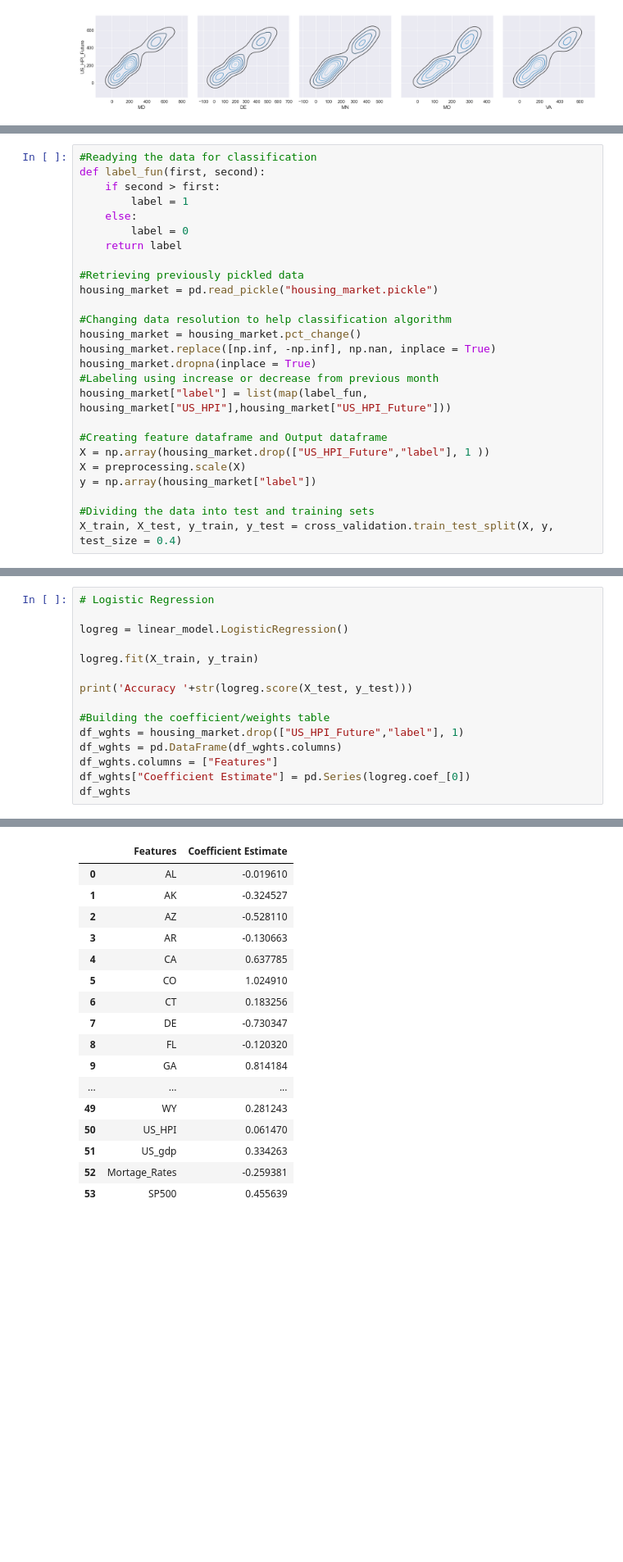
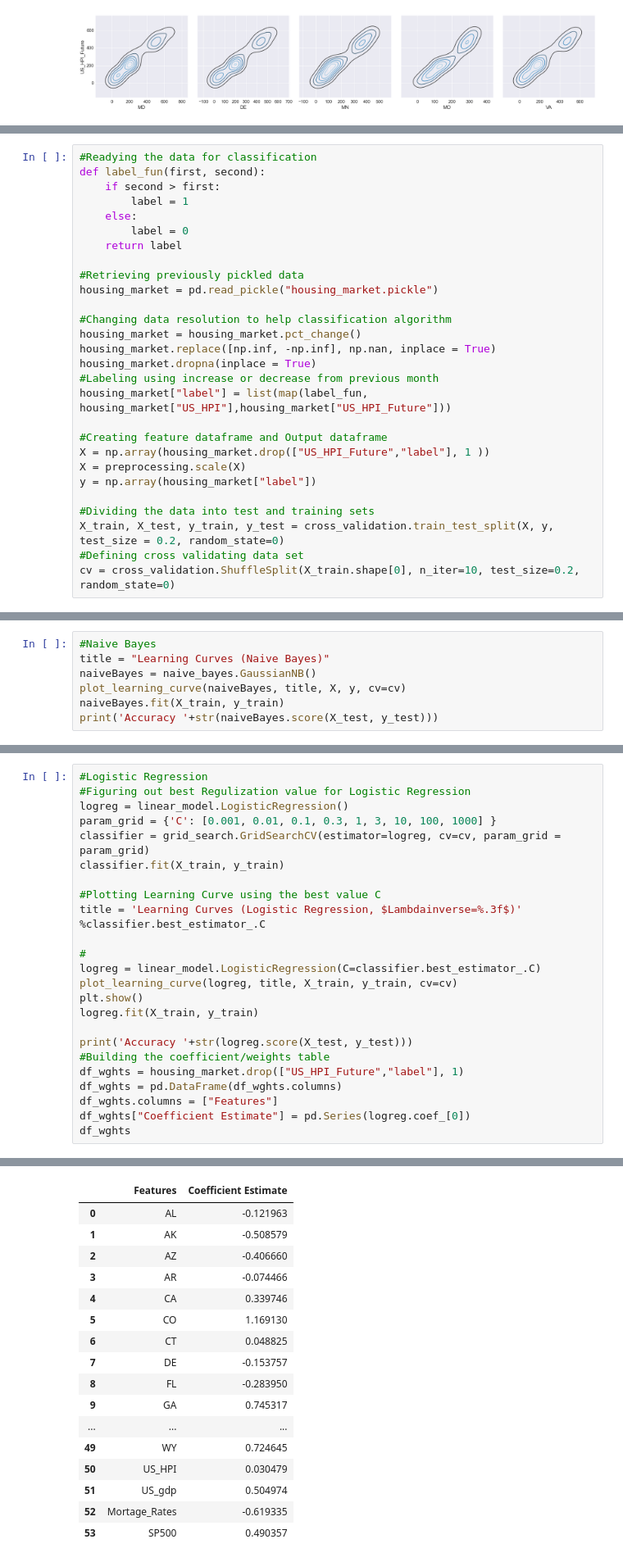
Before and after one commit to archimitra/housing-market-investment-classifier, a Jupyter notebook: Housing Market Investment Prediction.ipynb, the cells around one changed output, grey strips where cells are left out. Shown at 82% size. Saved outputs shown, nothing was run; the diff lists cells and outputs as text; blank space fills up the shorter version.

Commit message:
Added Learning Curves

```diff
--- a/Housing Market Investment Prediction.ipynb
+++ b/Housing Market Investment Prediction.ipynb
@@ -275,4 +273,6 @@ X = preprocessing.scale(X)
 y = np.array(housing_market["label"])
 
 #Dividing the data into test and training sets
-X_train, X_test, y_train, y_test = cross_validation.train_test_split(X, y, test_size = 0.4)
+X_train, X_test, y_train, y_test = cross_validation.train_test_split(X, y, test_size = 0.2, random_state=0)
+#Defining cross validating data set
+cv = cross_validation.ShuffleSplit(X_train.shape[0], n_iter=10, test_size=0.2, random_state=0)
@@ -278,0 +339,7 @@ X_train, X_test, y_train, y_test = cross_validation.train_test_split(X, y, test_
+# %%
+#Naive Bayes
+title = "Learning Curves (Naive Bayes)"
+naiveBayes = naive_bayes.GaussianNB()
+plot_learning_curve(naiveBayes, title, X, y, cv=cv)
+naiveBayes.fit(X_train, y_train)
+print('Accuracy '+str(naiveBayes.score(X_test, y_test)))
@@ -279,12 +349,21 @@ X_train, X_test, y_train, y_test = cross_validation.train_test_split(X, y, test_
 # %%
-# Logistic Regression
+#Logistic Regression
+#Figuring out best Regulization value for Logistic Regression
+logreg = linear_model.LogisticRegression()
+param_grid = {'C': [0.001, 0.01, 0.1, 0.3, 1, 3, 10, 100, 1000] }
+classifier = grid_search.GridSearchCV(estimator=logreg, cv=cv, param_grid = param_grid)
+classifier.fit(X_train, y_train)
 
-logreg = linear_model.LogisticRegression()
+#Plotting Learning Curve using the best value C
+title = 'Learning Curves (Logistic Regression, $Lambdainverse=%.3f$)' %classifier.best_estimator_.C
 
+#
+logreg = linear_model.LogisticRegression(C=classifier.best_estimator_.C)
+plot_learning_curve(logreg, title, X_train, y_train, cv=cv)
+plt.show()
 logreg.fit(X_train, y_train)
 
 print('Accuracy '+str(logreg.score(X_test, y_test)))
-
 #Building the coefficient/weights table
 df_wghts = housing_market.drop(["US_HPI_Future","label"], 1)
 df_wghts = pd.DataFrame(df_wghts.columns)
@@ -296,17 +376,17 @@ Accuracy 0.714285714286
 |  | Features | Coefficient Estimate |
-| 0 | AL | -0.019610 |
-| 1 | AK | -0.324527 |
-| 2 | AZ | -0.528110 |
-| 3 | AR | -0.130663 |
-| 4 | CA | 0.637785 |
-| 5 | CO | 1.024910 |
-| 6 | CT | 0.183256 |
-| 7 | DE | -0.730347 |
-| 8 | FL | -0.120320 |
-| 9 | GA | 0.814184 |
+| 0 | AL | -0.121963 |
+| 1 | AK | -0.508579 |
+| 2 | AZ | -0.406660 |
+| 3 | AR | -0.074466 |
+| 4 | CA | 0.339746 |
+| 5 | CO | 1.169130 |
+| 6 | CT | 0.048825 |
+| 7 | DE | -0.153757 |
+| 8 | FL | -0.283950 |
+| 9 | GA | 0.745317 |
 | ... | ... | ... |
-| 49 | WY | 0.281243 |
-| 50 | US_HPI | 0.061470 |
-| 51 | US_gdp | 0.334263 |
-| 52 | Mortage_Rates | -0.259381 |
-| 53 | SP500 | 0.455639 |
+| 49 | WY | 0.724645 |
+| 50 | US_HPI | 0.030479 |
+| 51 | US_gdp | 0.504974 |
+| 52 | Mortage_Rates | -0.619335 |
+| 53 | SP500 | 0.490357 |
```
Also changed, not shown: parts of 5 cells of this notebook.
